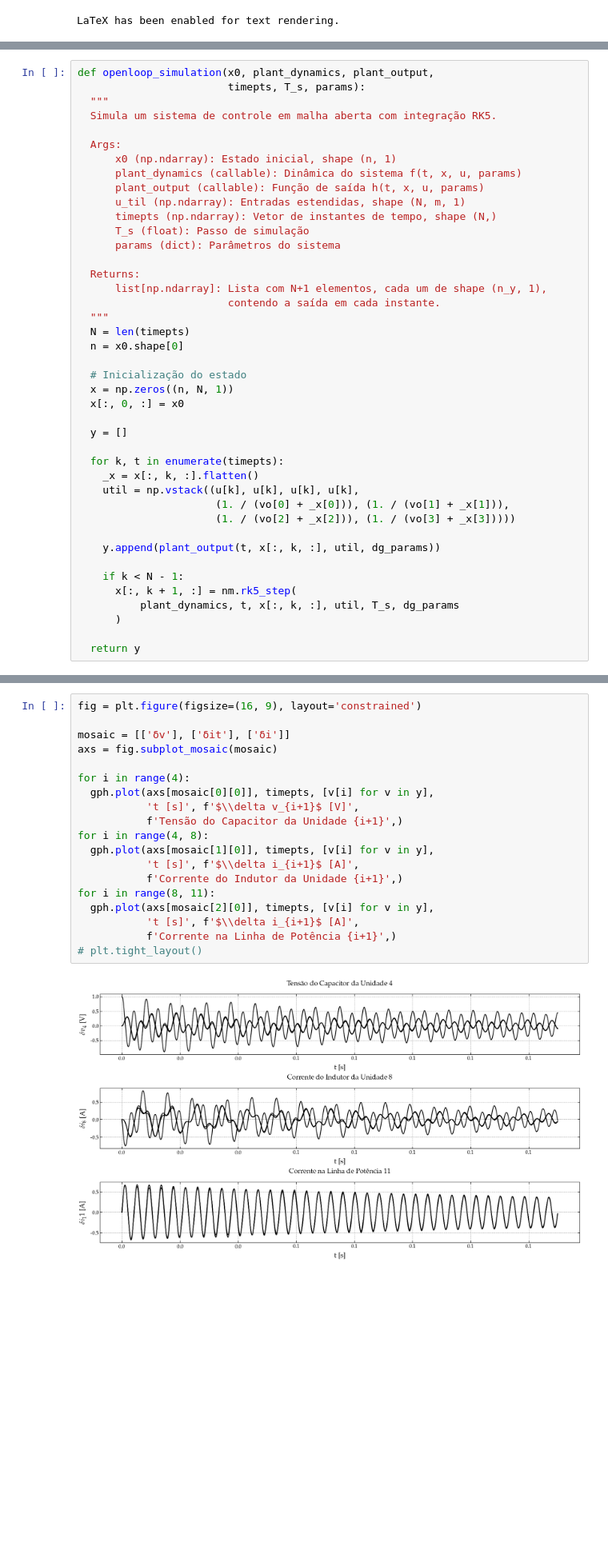
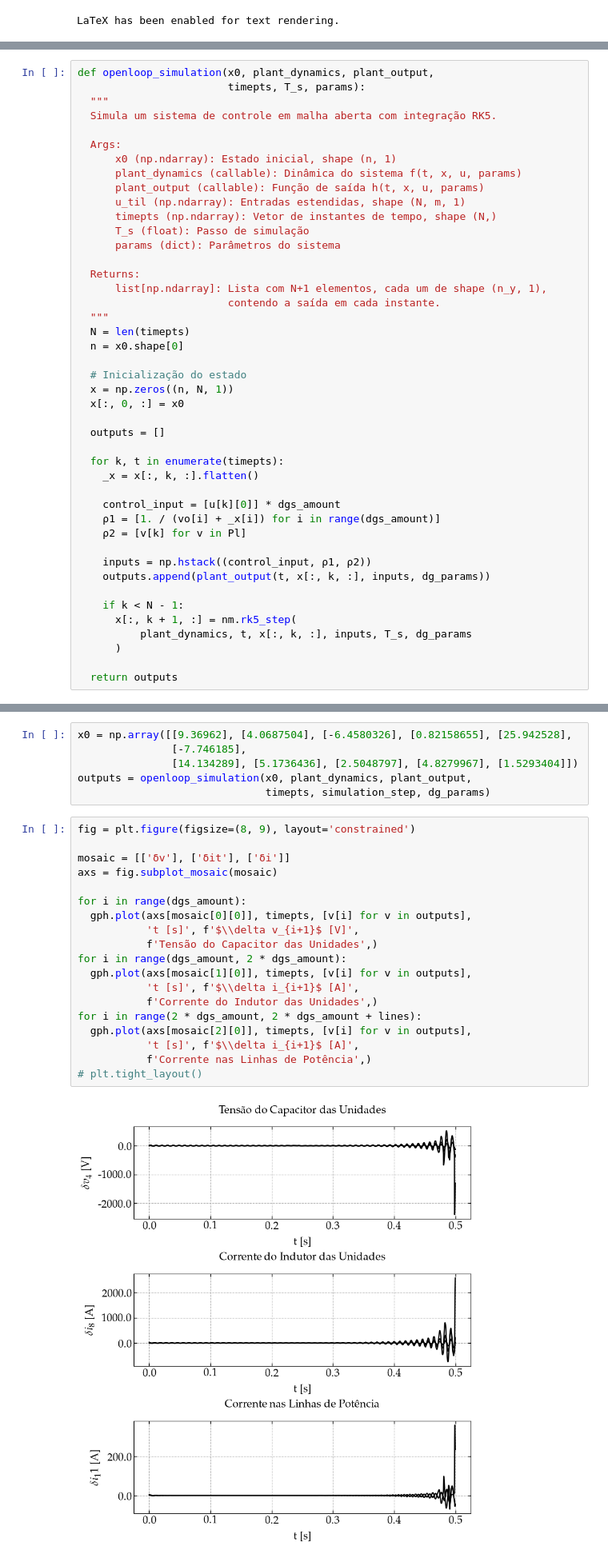
Before and after one commit to andel-vitorio/event-based-control, a Jupyter notebook: Notebooks/PETC for DC Converters/05 - DAETM, Saturated, Linear Control.ipynb, the cells around one changed output, grey strips where cells are left out. Shown at 80% size. Cells and saved outputs as stored; diff of their text form; blank space fills up the shorter version.

Commit message:
feat: add new simulations

```diff
--- a/Notebooks/PETC for DC Converters/05 - DAETM, Saturated, Linear Control.ipynb
+++ b/Notebooks/PETC for DC Converters/05 - DAETM, Saturated, Linear Control.ipynb
@@ -262,19 +288,21 @@ def openloop_simulation(x0, plant_dynamics, plant_output,
   x = np.zeros((n, N, 1))
   x[:, 0, :] = x0
 
-  y = []
+  outputs = []
 
   for k, t in enumerate(timepts):
     _x = x[:, k, :].flatten()
-    util = np.vstack((u[k], u[k], u[k], u[k],
-                      (1. / (vo[0] + _x[0])), (1. / (vo[1] + _x[1])),
-                      (1. / (vo[2] + _x[2])), (1. / (vo[3] + _x[3]))))
 
-    y.append(plant_output(t, x[:, k, :], util, dg_params))
+    control_input = [u[k][0]] * dgs_amount
+    ρ1 = [1. / (vo[i] + _x[i]) for i in range(dgs_amount)]
+    ρ2 = [v[k] for v in Pl]
+
+    inputs = np.hstack((control_input, ρ1, ρ2))
+    outputs.append(plant_output(t, x[:, k, :], inputs, dg_params))
 
     if k < N - 1:
       x[:, k + 1, :] = nm.rk5_step(
-          plant_dynamics, t, x[:, k, :], util, T_s, dg_params
+          plant_dynamics, t, x[:, k, :], inputs, T_s, dg_params
       )
 
-  return y
+  return outputs
@@ -286,24 +309,30 @@ y = openloop_simulation(x0, plant_dynamics, plant_output,
+# %%
+x0 = np.array([[9.36962], [4.0687504], [-6.4580326], [0.82158655], [25.942528],
+               [-7.746185],
+               [14.134289], [5.1736436], [2.5048797], [4.8279967], [1.5293404]])
+outputs = openloop_simulation(x0, plant_dynamics, plant_output,
+                              timepts, simulation_step, dg_params)
 # %%
-fig = plt.figure(figsize=(16, 9), layout='constrained')
+fig = plt.figure(figsize=(8, 9), layout='constrained')
 
 mosaic = [['δv'], ['δit'], ['δi']]
 axs = fig.subplot_mosaic(mosaic)
 
-for i in range(4):
-  gph.plot(axs[mosaic[0][0]], timepts, [v[i] for v in y],
+for i in range(dgs_amount):
+  gph.plot(axs[mosaic[0][0]], timepts, [v[i] for v in outputs],
            't [s]', f'$\\delta v_{i+1}$ [V]',
-           f'Tensão do Capacitor da Unidade {i+1}',)
-for i in range(4, 8):
-  gph.plot(axs[mosaic[1][0]], timepts, [v[i] for v in y],
+           f'Tensão do Capacitor das Unidades',)
+for i in range(dgs_amount, 2 * dgs_amount):
+  gph.plot(axs[mosaic[1][0]], timepts, [v[i] for v in outputs],
            't [s]', f'$\\delta i_{i+1}$ [A]',
-           f'Corrente do Indutor da Unidade {i+1}',)
-for i in range(8, 11):
-  gph.plot(axs[mosaic[2][0]], timepts, [v[i] for v in y],
+           f'Corrente do Indutor das Unidades',)
+for i in range(2 * dgs_amount, 2 * dgs_amount + lines):
+  gph.plot(axs[mosaic[2][0]], timepts, [v[i] for v in outputs],
            't [s]', f'$\\delta i_{i+1}$ [A]',
-           f'Corrente na Linha de Potência {i+1}',)
+           f'Corrente nas Linhas de Potência',)
 # plt.tight_layout()
 # %% [output]
-[figure, old version]
+[figure, new version]
 # %%
 def solve_problem(
     h: float,
```
Also changed, not shown: parts of 22 cells of this notebook, 3 other files.
